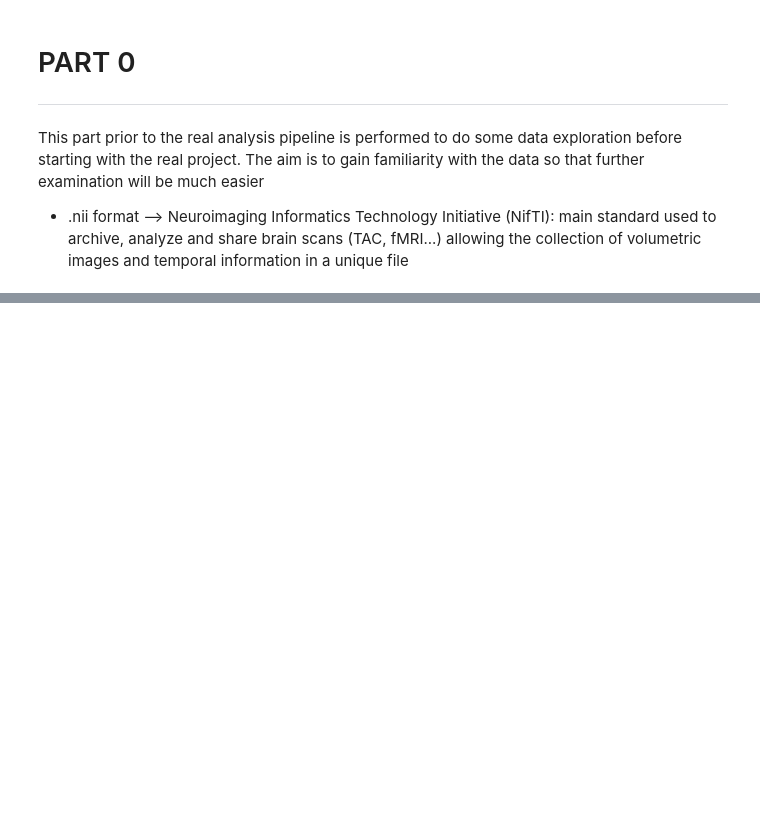
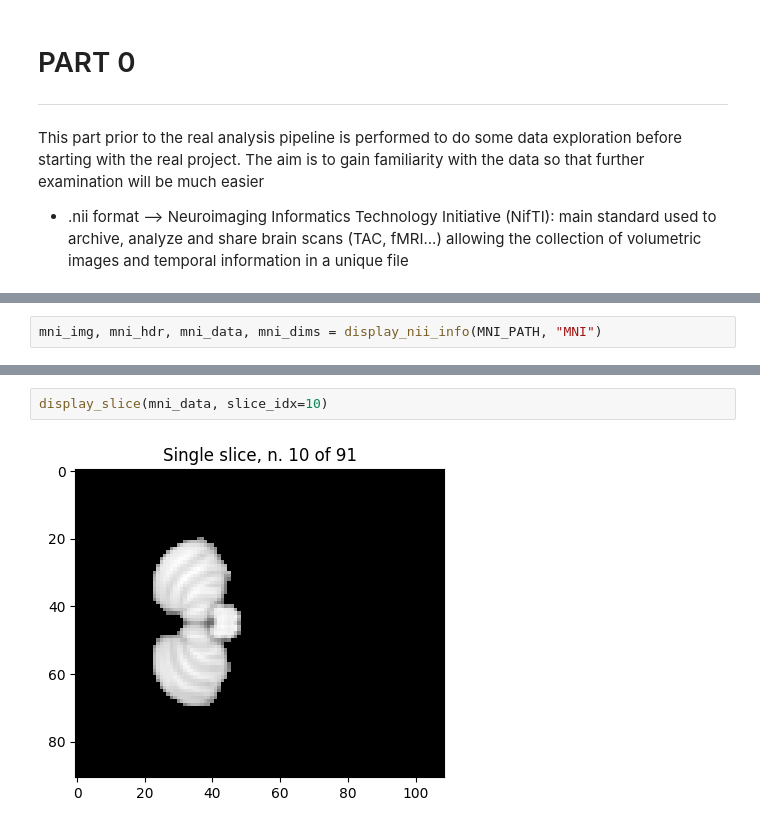
Before and after one commit to tommydelu/MRI-analysis-pipeline, a Jupyter notebook: data_exploration.ipynb, the cells around one changed output, grey strips where cells are left out. Cells and saved outputs as stored; diff of their text form; blank space fills up the shorter version.

```diff
--- a/data_exploration.ipynb
+++ b/data_exploration.ipynb
@@ -160,0 +162,2 @@ Text(0.5, 1.0, 'Single slice, n. 13')
+# %%
+mni_img, mni_hdr, mni_data, mni_dims = display_nii_info(MNI_PATH, "MNI")
@@ -160,0 +182,4 @@ Text(0.5, 1.0, 'Single slice, n. 13')
+# %%
+display_slice(mni_data, slice_idx=10)
+# %% [output]
+[figure, added]
```
Also changed, not shown: parts of 26 cells of this notebook.
